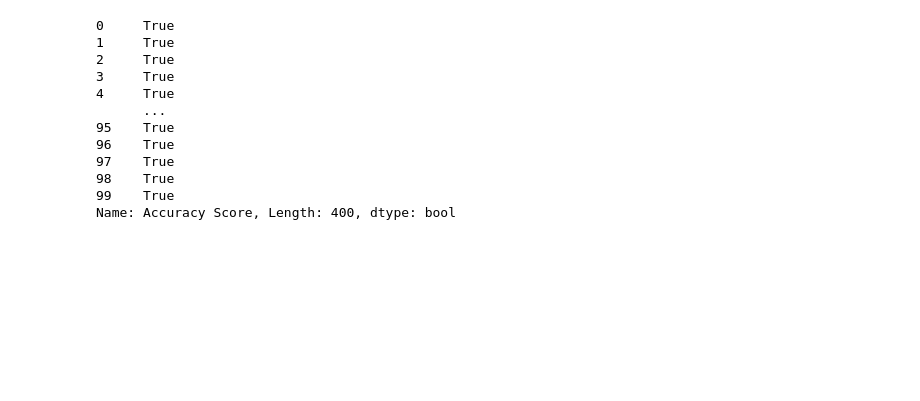
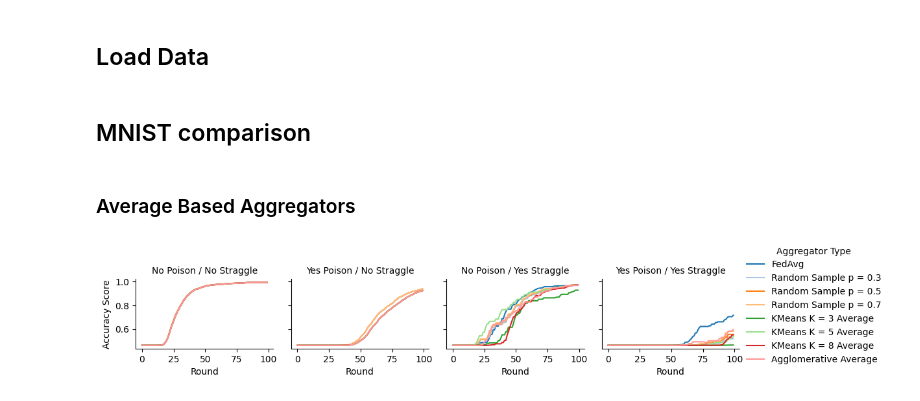
Before and after one commit to inwonakng/robust-fl, a Jupyter notebook: notebooks/view_results.ipynb, the cells around one changed output. Cells and saved outputs as stored; diff of their text form; code cells hidden in the pictures; blank space fills up the shorter version.

Commit message:
results plot and generation code updated

```diff
--- a/notebooks/view_results.ipynb
+++ b/notebooks/view_results.ipynb
@@ -81,17 +0,0 @@ labmda_0_results = results[results['Staleness Lambda'] == 0]
-# %%
-sns.set()
-
-fig = sns.lineplot(
-    data = labmda_0_results[labmda_0_results['Aggregator Type'].str.contains('FedAvg')],
-    x = 'Round',
-    y = 'Accuracy Score',
-    hue = 'Client Type',
-    errorbar=None
-)
-fig.set(
-    ylim = (0.4, 1)
-)
-# plt.legend(bbox_to_anchor=(1.2, 1), loc='upper left', borderaxespad=0)
-plt.tight_layout()
-plt.show()
-fig.figure.savefig('../figures/fedavg.png', dpi = 300)
@@ -317,15 +1,2 @@ KeyError: 'Aggregator Type'
-# %%
-labmda_0_results[labmda_0_results['Aggregator Type'] == 'FedAvg']['Accuracy Score'] == all_stale_results[all_stale_results['Aggregator Type'] == 'FedAvg']['Accuracy Score']
-# %% [output]
-0     True
-1     True
-2     True
-3     True
-4     True
-      ...
-95    True
-96    True
-97    True
-98    True
-99    True
-Name: Accuracy Score, Length: 400, dtype: bool
+# %% [markdown]
+## Load Data
@@ -331,0 +116,29 @@ Name: Accuracy Score, Length: 400, dtype: bool
+# %% [markdown]
+## MNIST comparison
+# %% [markdown]
+### Average Based Aggregators
+# %%
+subset = mnist_results[
+    (mnist_results['Aggregator Type'].str.contains('FedAvg|Average|Random Sample')) &
+    (mnist_results['Weighting Type'] == 'Ignore Delays')
+]
+
+grid = sns.relplot(
+    data = subset,
+    x = 'Round',
+    y = 'Accuracy Score',
+    col = 'Client Type',
+    hue = 'Aggregator Type',
+    kind = 'line',
+    errorbar = None,
+    height= 2,
+    aspect = 1,
+    palette=sns.color_palette('tab20'),
+    # col_wrap=2,
+)
+grid.set_titles('{col_name}')
+grid.figure.tight_layout()
+grid.legend.set_bbox_to_anchor((1.2,0.6))
+grid.figure.savefig(mnist_path / 'ignore_delays_average_based_compare.pdf', bbox_inches= 'tight')
+# %% [output]
+[figure, added]
```
Also changed, not shown: parts of 46 cells of this notebook, 26 other files.
